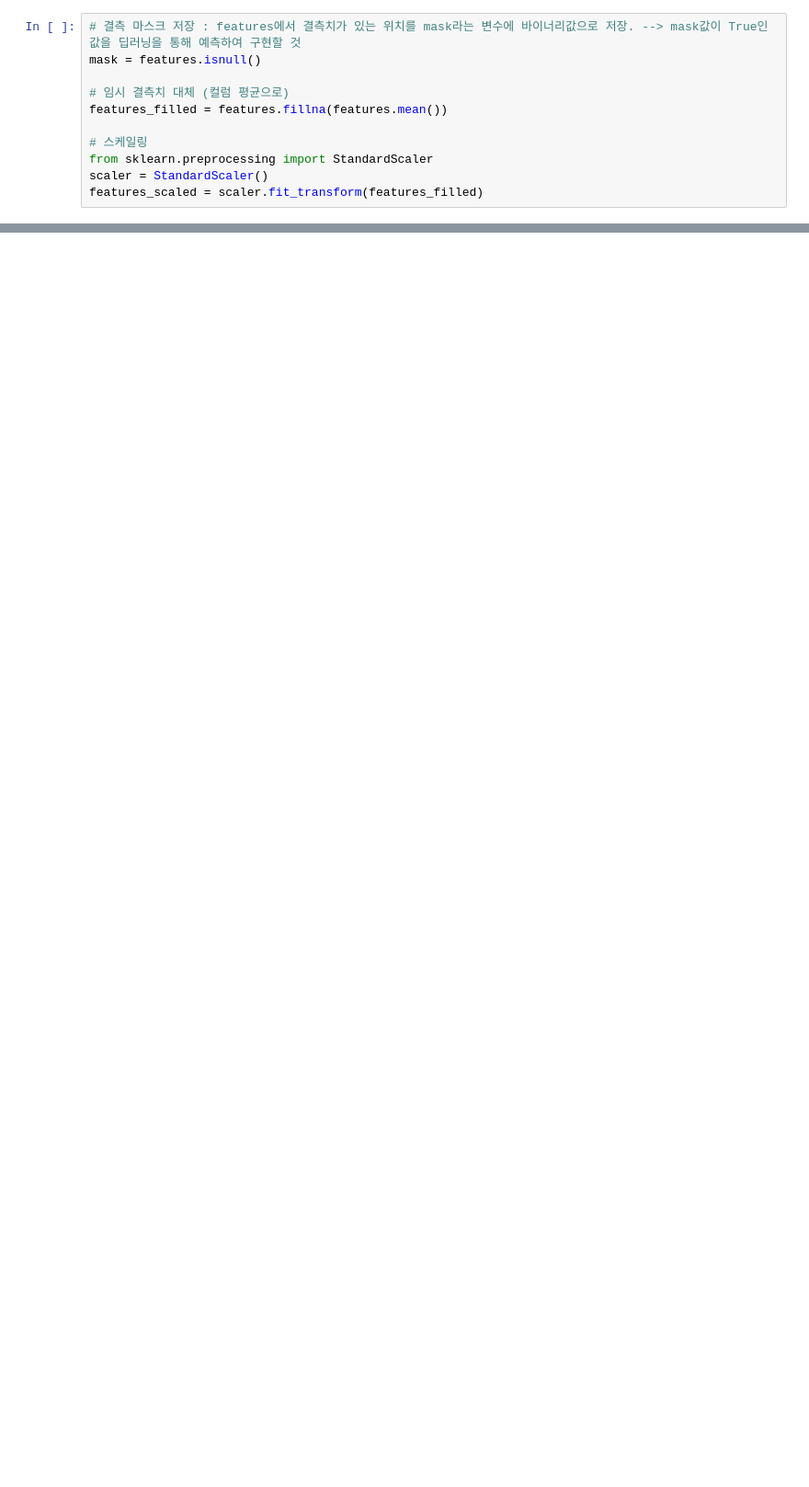
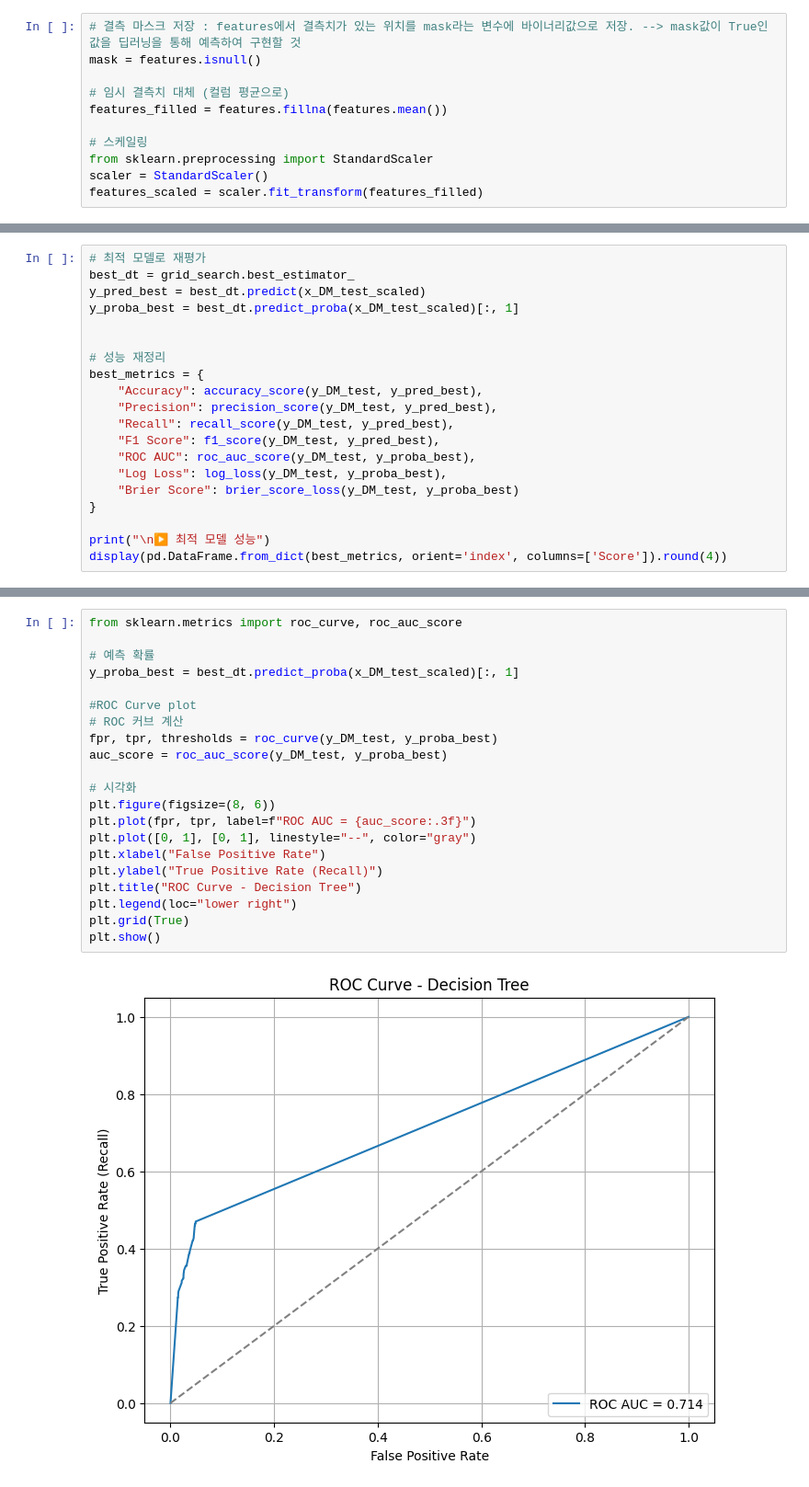
Before and after one commit to dibk100/study_Data4Quality, a Jupyter notebook: task01_DeepImpute_Health/Q1_DataProcessing.ipynb, the cells around one changed output, grey strips where cells are left out. Shown at 92% size. Drawn from its saved outputs; the diff is of its cells as text; blank space fills up the shorter version.

```diff
--- a/task01_DeepImpute_Health/Q1_DataProcessing.ipynb
+++ b/task01_DeepImpute_Health/Q1_DataProcessing.ipynb
@@ -199,0 +386,20 @@ df_result
+# %%
+# 최적 모델로 재평가
+best_dt = grid_search.best_estimator_
+y_pred_best = best_dt.predict(x_DM_test_scaled)
+y_proba_best = best_dt.predict_proba(x_DM_test_scaled)[:, 1]
+
+
+# 성능 재정리
+best_metrics = {
+    "Accuracy": accuracy_score(y_DM_test, y_pred_best),
+    "Precision": precision_score(y_DM_test, y_pred_best),
+    "Recall": recall_score(y_DM_test, y_pred_best),
+    "F1 Score": f1_score(y_DM_test, y_pred_best),
+    "ROC AUC": roc_auc_score(y_DM_test, y_proba_best),
+    "Log Loss": log_loss(y_DM_test, y_proba_best),
+    "Brier Score": brier_score_loss(y_DM_test, y_proba_best)
+}
+
+print("\n▶️ 최적 모델 성능")
+display(pd.DataFrame.from_dict(best_metrics, orient='index', columns=['Score']).round(4))
@@ -199,0 +416,23 @@ df_result
+# %%
+from sklearn.metrics import roc_curve, roc_auc_score
+
+# 예측 확률
+y_proba_best = best_dt.predict_proba(x_DM_test_scaled)[:, 1]
+
+#ROC Curve plot
+# ROC 커브 계산
+fpr, tpr, thresholds = roc_curve(y_DM_test, y_proba_best)
+auc_score = roc_auc_score(y_DM_test, y_proba_best)
+
+# 시각화
+plt.figure(figsize=(8, 6))
+plt.plot(fpr, tpr, label=f"ROC AUC = {auc_score:.3f}")
+plt.plot([0, 1], [0, 1], linestyle="--", color="gray")
+plt.xlabel("False Positive Rate")
+plt.ylabel("True Positive Rate (Recall)")
+plt.title("ROC Curve - Decision Tree")
+plt.legend(loc="lower right")
+plt.grid(True)
+plt.show()
+# %% [output]
+[figure, added]
```
Also changed, not shown: parts of 33 cells of this notebook, 4 other files.
